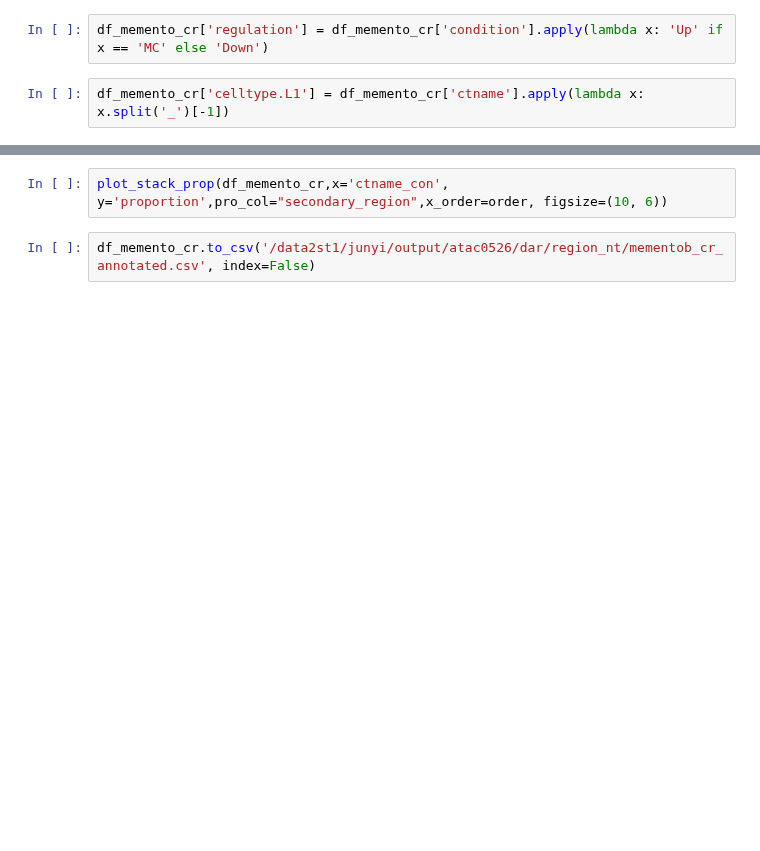
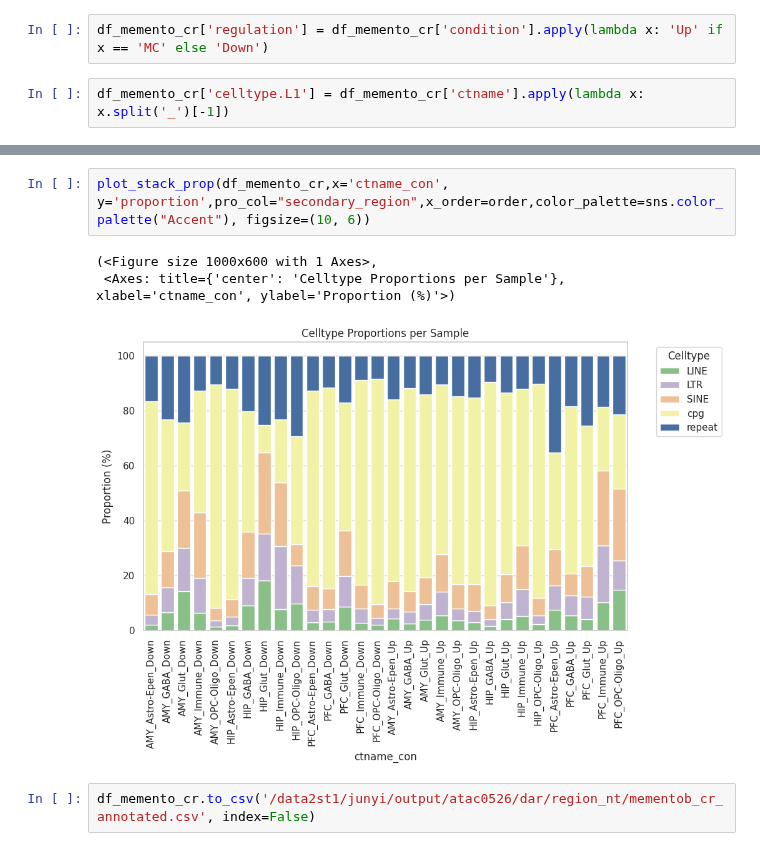
Before and after one commit to juychen/scmmd, a Jupyter notebook: 11testdegmethods.ipynb, the cells around one changed output, grey strips where cells are left out. Cells and saved outputs as stored; diff of their text form; blank space fills up the shorter version.

```diff
--- a/11testdegmethods.ipynb
+++ b/11testdegmethods.ipynb
@@ -423,5 +526,9 @@ df_memento_cr
 # %%
-plot_stack_prop(df_memento_cr,x='ctname_con', y='proportion',pro_col="secondary_region",x_order=order, figsize=(10, 6))
+plot_stack_prop(df_memento_cr,x='ctname_con', y='proportion',pro_col="secondary_region",x_order=order,color_palette=sns.color_palette("Accent"), figsize=(10, 6))
+# %% [output]
+(<Figure size 1000x600 with 1 Axes>,
+ <Axes: title={'center': 'Celltype Proportions per Sample'}, xlabel='ctname_con', ylabel='Proportion (%)'>)
+[figure, added]
 # %%
 df_memento_cr.to_csv('/data2st1/junyi/output/atac0526/dar/region_nt/mementob_cr_annotated.csv', index=False)
 # %%
```
Also changed, not shown: parts of 14 cells of this notebook.
